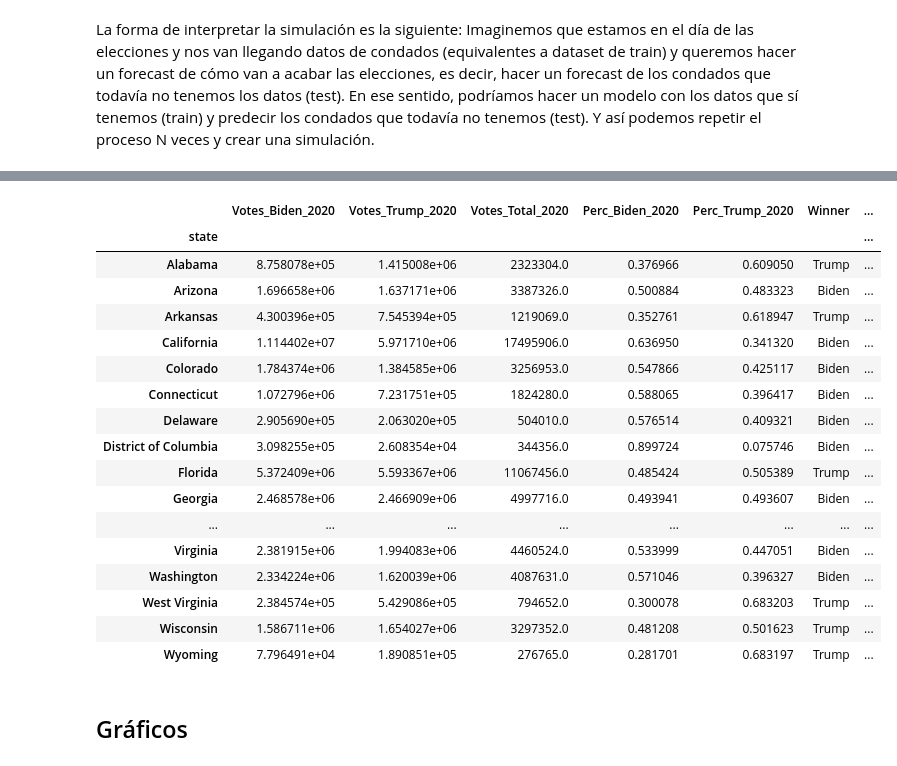
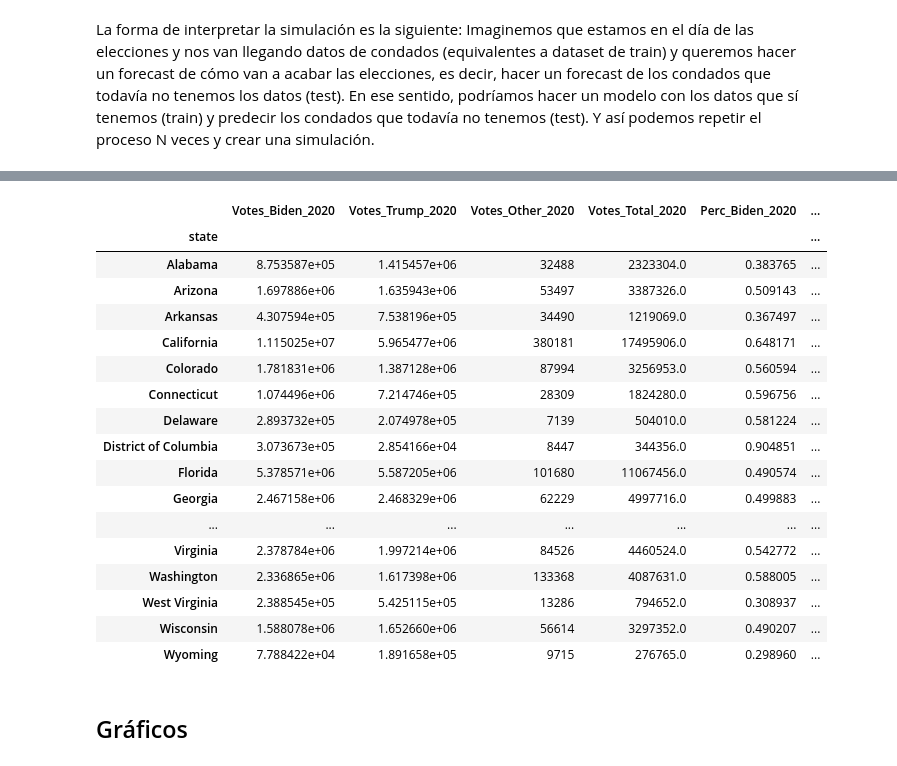
Before and after one commit to jorgegarcelan/elections_usa_2020, a Jupyter notebook: simulation.ipynb, the cells around one changed output, grey strips where cells are left out. Cells and saved outputs as stored; diff of their text form; code cells hidden in the pictures.

```diff
--- a/simulation.ipynb
+++ b/simulation.ipynb
@@ -66,6 +137,6 @@ print(f"Hola, {user_input}")
+# %%
+n_sim = 250
 # %%
-n_sim = 100
-
 # Inicializar un DataFrame para guardar los resultados de las simulaciones
 simulation_results = pd.DataFrame(columns=['Biden_Pred', 'Trump_Pred', 'Biden', 'Trump'])
 
@@ -110,30 +181,20 @@ for i in range(0, n_sim):
     # Agrupar por estado para calcular las predicciones por estado
     df_pred = pd.DataFrame({'Votes_Biden_2020': perc_biden_pred * data['Total_2020'],
                             'Votes_Trump_2020': (1 - perc_biden_pred - data["Perc_Other_2020"]) * data['Total_2020'],
+                            'Votes_Other_2020':  data['Other_2020'],
                             'Votes_Total_2020': data['Total_2020'],
                             'state': state_names,
                             'county': county_names,
                             'fips': fips_codes})
     df_pred_state = df_pred.groupby('state').agg(Votes_Biden_2020=('Votes_Biden_2020', 'sum'),
                                                  Votes_Trump_2020=('Votes_Trump_2020', 'sum'),
+                                                 Votes_Other_2020=('Votes_Other_2020', 'sum'),
                                                  Votes_Total_2020=('Votes_Total_2020', 'sum'))
 
-    df_actual = pd.DataFrame({'Votes_Biden_2020': data['Biden_2020'],
-                            'Votes_Trump_2020': data['Total_2020'] - data['Biden_2020'] - data['Other_2020'],
-                            'Votes_Total_2020': data['Total_2020'],
-                            'state': state_names,
-                            'county': county_names,
-                            'fips': fips_codes})
-    df_actual_state = df_actual.groupby('state').agg(Votes_Biden_2020=('Votes_Biden_2020', 'sum'),
-                                                     Votes_Trump_2020=('Votes_Trump_2020', 'sum'),
-                                                     Votes_Total_2020=('Votes_Total_2020', 'sum'))
 
     # Calcular porcentaje de cada candidato en el estado
-    df_pred_state["Perc_Biden_2020"] = df_pred_state["Votes_Biden_2020"] / df_pred_state["Votes_Total_2020"]
-    df_pred_state["Perc_Trump_2020"] = df_pred_state["Votes_Trump_2020"] / df_pred_state["Votes_Total_2020"]
-
-    df_actual_state["Perc_Biden_2020"] = df_actual_state["Votes_Biden_2020"] / df_actual_state["Votes_Total_2020"]
-    df_actual_state["Perc_Trump_2020"] = df_actual_state["Votes_Trump_2020"] / df_actual_state["Votes_Total_2020"]
+    df_pred_state["Perc_Biden_2020"] = df_pred_state["Votes_Biden_2020"] / df_pred_state["Votes_Total_2020"] + 1/2*(df_pred_state["Votes_Other_2020"] / df_pred_state["Votes_Total_2020"]) # asumimos que el voto a "otros" se reparte por igual para biden y trump
+    df_pred_state["Perc_Trump_2020"] = 1 - df_pred_state["Perc_Biden_2020"]
 
     # Acumular los resultados de cada simulación
     if accumulated_pred_state.empty:
@@ -147,14 +208,9 @@ for i in range(0, n_sim):
 
     # Predicción y ganadores
     df_pred_state['Winner_2020'] = np.where(df_pred_state['Perc_Biden_2020'] < df_pred_state['Perc_Trump_2020'], 'Trump', 'Biden')
-    df_actual_state['Winner_2020'] = np.where(df_actual_state['Perc_Biden_2020'] < df_actual_state['Perc_Trump_2020'], 'Trump', 'Biden')
-
 
     # Añadir votos electorales (escaños) a cada estado
     full_df_pred_state = pd.merge(seats_data, df_pred_state, how='inner', on=["state"])
-    full_df_actual_state = pd.merge(seats_data, df_actual_state, how='inner', on=["state"])
-
-
 
     # Agrupar por estado y sumar los votos
     df_pred_winner = full_df_pred_state.groupby("Winner_2020").agg({
@@ -162,14 +218,6 @@ for i in range(0, n_sim):
     }).reset_index()
 
     df_pred_winner.loc[df_pred_winner['Winner_2020'] == 'Trump', 'electoral_votes_number'] += 3 # Añadir 3 al número de votos electorales de Trump por Alaska
-
-
-    df_actual_winner = full_df_actual_state.groupby("Winner_2020").agg({
-        "electoral_votes_number": "sum",  # Sumar los votos electorales de cada candidato
-    }).reset_index()
-
-    df_actual_winner.loc[df_actual_winner['Winner_2020'] == 'Trump', 'electoral_votes_number'] += 3 # Añadir 3 al número de votos electorales de Trump por Alaska
-
 
     # Crear un nuevo DataFrame con los resultados de esta simulación
     new_row = pd.DataFrame({
@@ -212,53 +280,53 @@ accumulated_pred_state['Winner'] = np.where(
 )
 
 # Añadir los códigos de los estados usando el diccionario state_to_code
 accumulated_pred_state['state_code'] = accumulated_pred_state.index.map(state_to_code)
 
 # Añadir diferencia entre Biden y Trump
 accumulated_pred_state['Difference'] = (accumulated_pred_state['Perc_Biden_2020'] - accumulated_pred_state['Perc_Trump_2020']) * 100
 
 
 # Definir las condiciones y los valores a asignar
 conditions = [
     accumulated_pred_state["Difference"] > 10,
-    accumulated_pred_state["Difference"].between(3, 10),
-    accumulated_pred_state["Difference"].between(-3, 3),
-    accumulated_pred_state["Difference"].between(-10, -3),
+    accumulated_pred_state["Difference"].between(2.5, 10),
+    accumulated_pred_state["Difference"].between(-2.5, 2.5),
+    accumulated_pred_state["Difference"].between(-10, -2.5),
     accumulated_pred_state["Difference"] < -10
 ]
 
 choices = [
     "Safe Biden",
     "Likely Biden",
     "Toss-Up",
     "Likely Trump",
     "Safe Trump"
 ]
 
 # Usar np.select para asignar el "Status" basado en las condiciones, con un valor por defecto "Unknown"
 accumulated_pred_state["Status"] = np.select(conditions, choices, default="Unknown")
 
 
 # Mostrar el DataFrame
 accumulated_pred_state
 # %% [output]
-|  | Votes_Biden_2020 | Votes_Trump_2020 | Votes_Total_2020 | Perc_Biden_2020 | Perc_Trump_2020 | Winner | ... |
-| state |  |  |  |  |  |  | ... |
-| Alabama | 8.758078e+05 | 1.415008e+06 | 2323304.0 | 0.376966 | 0.609050 | Trump | ... |
-| Arizona | 1.696658e+06 | 1.637171e+06 | 3387326.0 | 0.500884 | 0.483323 | Biden | ... |
-| Arkansas | 4.300396e+05 | 7.545394e+05 | 1219069.0 | 0.352761 | 0.618947 | Trump | ... |
-| California | 1.114402e+07 | 5.971710e+06 | 17495906.0 | 0.636950 | 0.341320 | Biden | ... |
-| Colorado | 1.784374e+06 | 1.384585e+06 | 3256953.0 | 0.547866 | 0.425117 | Biden | ... |
-| Connecticut | 1.072796e+06 | 7.231751e+05 | 1824280.0 | 0.588065 | 0.396417 | Biden | ... |
-| Delaware | 2.905690e+05 | 2.063020e+05 | 504010.0 | 0.576514 | 0.409321 | Biden | ... |
-| District of Columbia | 3.098255e+05 | 2.608354e+04 | 344356.0 | 0.899724 | 0.075746 | Biden | ... |
-| Florida | 5.372409e+06 | 5.593367e+06 | 11067456.0 | 0.485424 | 0.505389 | Trump | ... |
-| Georgia | 2.468578e+06 | 2.466909e+06 | 4997716.0 | 0.493941 | 0.493607 | Biden | ... |
-| ... | ... | ... | ... | ... | ... | ... | ... |
-| Virginia | 2.381915e+06 | 1.994083e+06 | 4460524.0 | 0.533999 | 0.447051 | Biden | ... |
-| Washington | 2.334224e+06 | 1.620039e+06 | 4087631.0 | 0.571046 | 0.396327 | Biden | ... |
-| West Virginia | 2.384574e+05 | 5.429086e+05 | 794652.0 | 0.300078 | 0.683203 | Trump | ... |
-| Wisconsin | 1.586711e+06 | 1.654027e+06 | 3297352.0 | 0.481208 | 0.501623 | Trump | ... |
-| Wyoming | 7.796491e+04 | 1.890851e+05 | 276765.0 | 0.281701 | 0.683197 | Trump | ... |
+|  | Votes_Biden_2020 | Votes_Trump_2020 | Votes_Other_2020 | Votes_Total_2020 | Perc_Biden_2020 | ... |
+| state |  |  |  |  |  | ... |
+| Alabama | 8.753587e+05 | 1.415457e+06 | 32488 | 2323304.0 | 0.383765 | ... |
+| Arizona | 1.697886e+06 | 1.635943e+06 | 53497 | 3387326.0 | 0.509143 | ... |
+| Arkansas | 4.307594e+05 | 7.538196e+05 | 34490 | 1219069.0 | 0.367497 | ... |
+| California | 1.115025e+07 | 5.965477e+06 | 380181 | 17495906.0 | 0.648171 | ... |
+| Colorado | 1.781831e+06 | 1.387128e+06 | 87994 | 3256953.0 | 0.560594 | ... |
+| Connecticut | 1.074496e+06 | 7.214746e+05 | 28309 | 1824280.0 | 0.596756 | ... |
+| Delaware | 2.893732e+05 | 2.074978e+05 | 7139 | 504010.0 | 0.581224 | ... |
+| District of Columbia | 3.073673e+05 | 2.854166e+04 | 8447 | 344356.0 | 0.904851 | ... |
+| Florida | 5.378571e+06 | 5.587205e+06 | 101680 | 11067456.0 | 0.490574 | ... |
+| Georgia | 2.467158e+06 | 2.468329e+06 | 62229 | 4997716.0 | 0.499883 | ... |
+| ... | ... | ... | ... | ... | ... | ... |
+| Virginia | 2.378784e+06 | 1.997214e+06 | 84526 | 4460524.0 | 0.542772 | ... |
+| Washington | 2.336865e+06 | 1.617398e+06 | 133368 | 4087631.0 | 0.588005 | ... |
+| West Virginia | 2.388545e+05 | 5.425115e+05 | 13286 | 794652.0 | 0.308937 | ... |
+| Wisconsin | 1.588078e+06 | 1.652660e+06 | 56614 | 3297352.0 | 0.490207 | ... |
+| Wyoming | 7.788422e+04 | 1.891658e+05 | 9715 | 276765.0 | 0.298960 | ... |
 # %% [markdown]
 ## Gráficos
```
Also changed, not shown: parts of 14 cells of this notebook, 2 other files.
